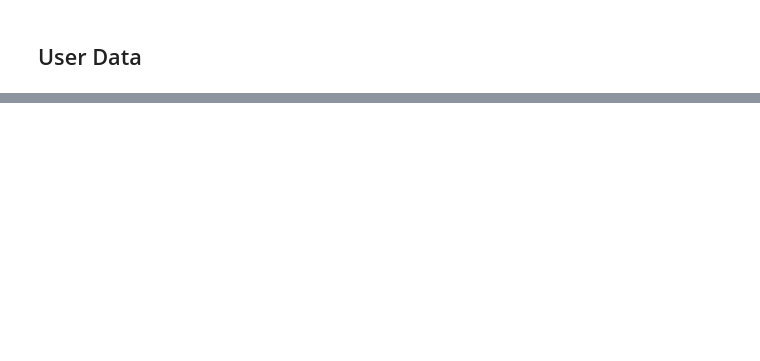
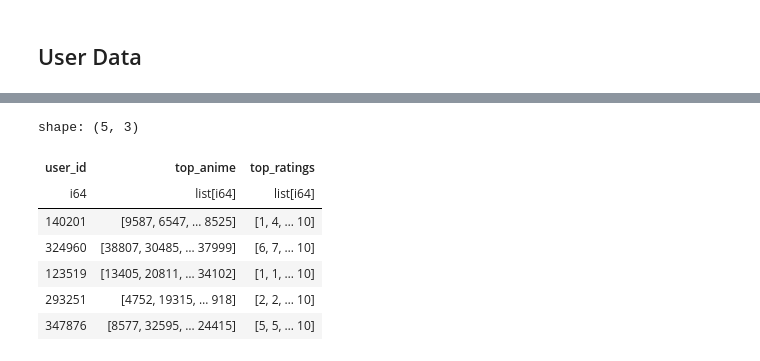
Before and after one commit to haturusinghe/mlops-datascience-anime-recsys, a Jupyter notebook: notebooks/1_feature-pipeline_computing_features.ipynb, the cells around one changed output, grey strips where cells are left out. Drawn from its saved outputs; the diff is of its cells as text; code cells hidden in the pictures; blank space fills up the shorter version.

```diff
--- a/notebooks/1_feature-pipeline_computing_features.ipynb
+++ b/notebooks/1_feature-pipeline_computing_features.ipynb
@@ -134,2 +214,13 @@ users_df.null_count()
 # %%
 users_df = compute_features_of_user(users_df)
+# %%
+users_df.head()
+# %% [output]
+shape: (5, 3)
+| user_id | top_anime | top_ratings |
+| i64 | list[i64] | list[i64] |
+| 140201 | [9587, 6547, … 8525] | [1, 4, … 10] |
+| 324960 | [38807, 30485, … 37999] | [6, 7, … 10] |
+| 123519 | [13405, 20811, … 34102] | [1, 1, … 10] |
+| 293251 | [4752, 19315, … 918] | [2, 2, … 10] |
+| 347876 | [8577, 32595, … 24415] | [5, 5, … 10] |
```
Also changed, not shown: parts of 13 cells of this notebook.
